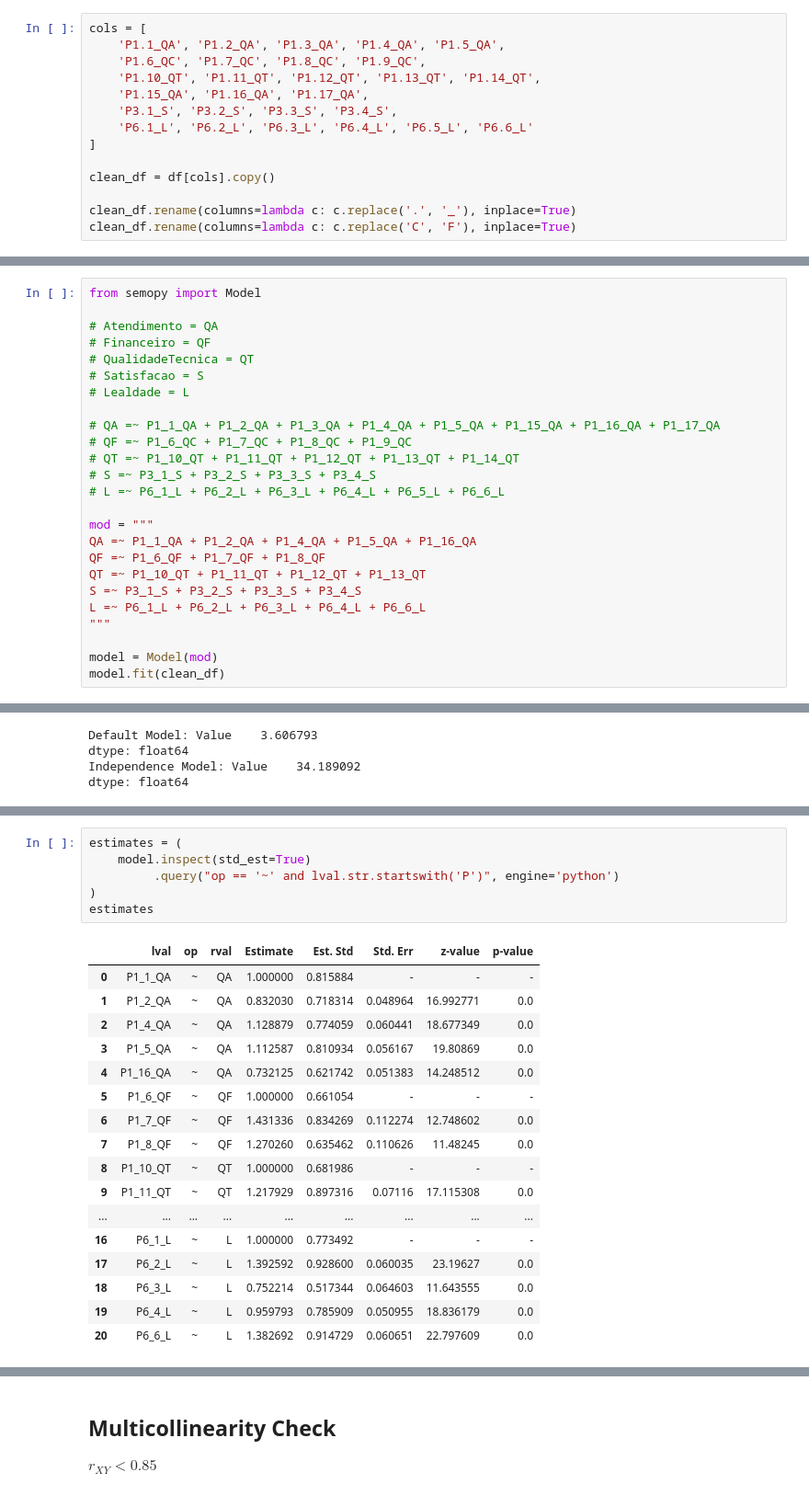
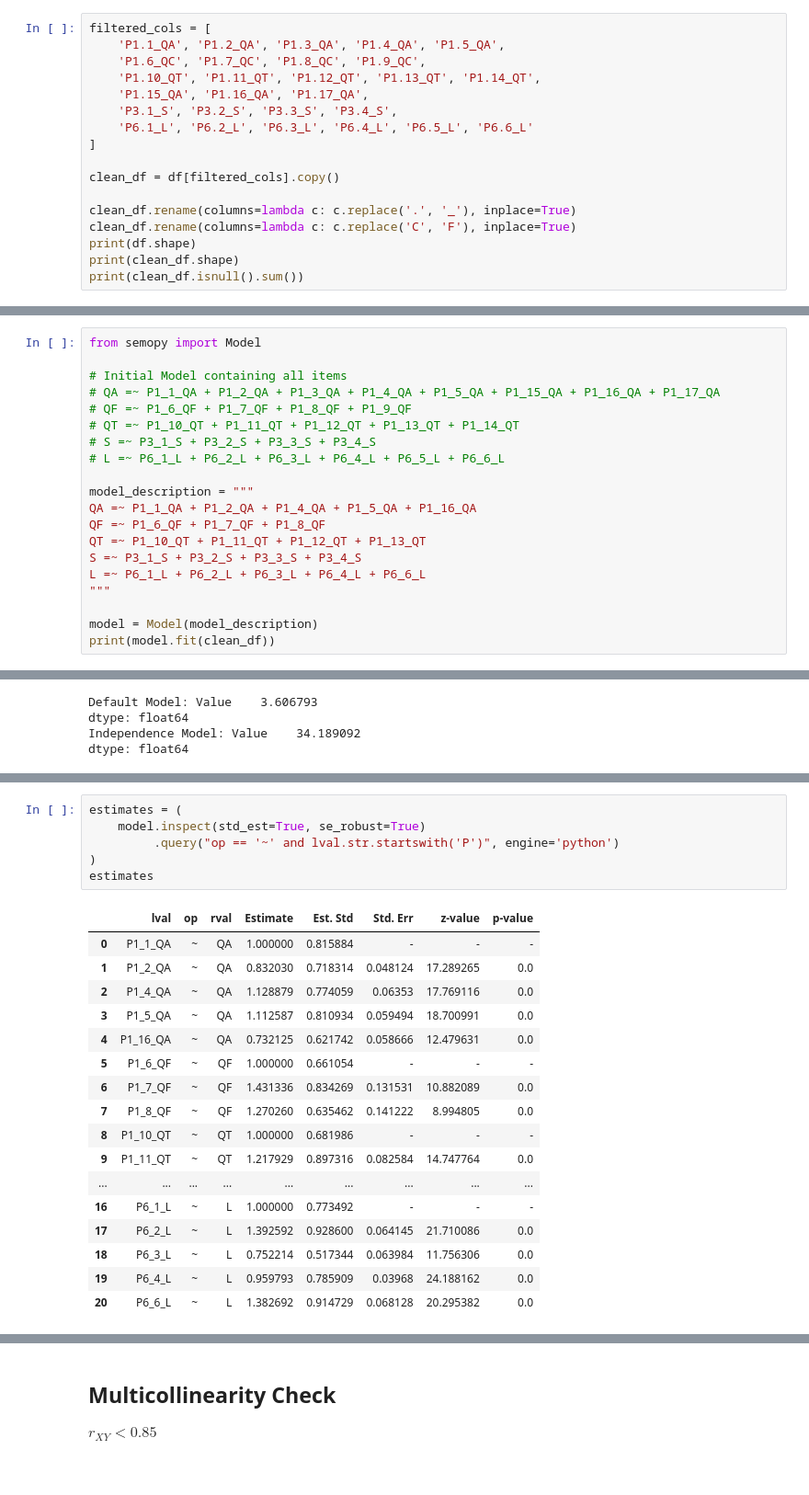
Before and after one commit to VictorValar/python-structural-equation-modeling-guide, a Jupyter notebook: practice 1/practice_1.ipynb, the cells around one changed output, grey strips where cells are left out. Shown at 92% size. Cells and saved outputs as stored; diff of their text form.

```diff
--- a/practice 1/practice_1.ipynb
+++ b/practice 1/practice_1.ipynb
@@ -18,7 +20,7 @@ df.head()
 | 4 | NaN | 1.0 | 4.0 | 9.0 | 1.0 | 1.0 | 72.0 | 24.0 | 2.0 | 5.0 | ... | ... |
 5 rows × 45 columns
 # %%
-cols = [
+filtered_cols = [
     'P1.1_QA', 'P1.2_QA', 'P1.3_QA', 'P1.4_QA', 'P1.5_QA',
     'P1.6_QC', 'P1.7_QC', 'P1.8_QC', 'P1.9_QC',
     'P1.10_QT', 'P1.11_QT', 'P1.12_QT', 'P1.13_QT', 'P1.14_QT',
@@ -27,7 +29,10 @@ cols = [
     'P6.1_L', 'P6.2_L', 'P6.3_L', 'P6.4_L', 'P6.5_L', 'P6.6_L'
 ]
 
-clean_df = df[cols].copy()
+clean_df = df[filtered_cols].copy()
 
 clean_df.rename(columns=lambda c: c.replace('.', '_'), inplace=True)
 clean_df.rename(columns=lambda c: c.replace('C', 'F'), inplace=True)
+print(df.shape)
+print(clean_df.shape)
+print(clean_df.isnull().sum())
@@ -36,19 +126,14 @@ clean_df.rename(columns=lambda c: c.replace('C', 'F'), inplace=True)
 # %%
 from semopy import Model
 
-# Atendimento = QA
-# Financeiro = QF
-# QualidadeTecnica = QT
-# Satisfacao = S
-# Lealdade = L
-
+# Initial Model containing all items
 # QA =~ P1_1_QA + P1_2_QA + P1_3_QA + P1_4_QA + P1_5_QA + P1_15_QA + P1_16_QA + P1_17_QA
-# QF =~ P1_6_QC + P1_7_QC + P1_8_QC + P1_9_QC
+# QF =~ P1_6_QF + P1_7_QF + P1_8_QF + P1_9_QF
 # QT =~ P1_10_QT + P1_11_QT + P1_12_QT + P1_13_QT + P1_14_QT
 # S =~ P3_1_S + P3_2_S + P3_3_S + P3_4_S
 # L =~ P6_1_L + P6_2_L + P6_3_L + P6_4_L + P6_5_L + P6_6_L
 
-mod = """
+model_description = """
 QA =~ P1_1_QA + P1_2_QA + P1_4_QA + P1_5_QA + P1_16_QA
 QF =~ P1_6_QF + P1_7_QF + P1_8_QF
 QT =~ P1_10_QT + P1_11_QT + P1_12_QT + P1_13_QT
@@ -56,6 +141,6 @@ S =~ P3_1_S + P3_2_S + P3_3_S + P3_4_S
 L =~ P6_1_L + P6_2_L + P6_3_L + P6_4_L + P6_6_L
 """
 
-model = Model(mod)
-model.fit(clean_df)
+model = Model(model_description)
+print(model.fit(clean_df))
 # %% [output]
@@ -99,24 +199,24 @@ dtype: float64
 # %%
 estimates = (
-    model.inspect(std_est=True)
+    model.inspect(std_est=True, se_robust=True)
          .query("op == '~' and lval.str.startswith('P')", engine='python')
 )
 estimates
 # %% [output]
 |  | lval | op | rval | Estimate | Est. Std | Std. Err | z-value | p-value |
 | 0 | P1_1_QA | ~ | QA | 1.000000 | 0.815884 | - | - | - |
-| 1 | P1_2_QA | ~ | QA | 0.832030 | 0.718314 | 0.048964 | 16.992771 | 0.0 |
-| 2 | P1_4_QA | ~ | QA | 1.128879 | 0.774059 | 0.060441 | 18.677349 | 0.0 |
-| 3 | P1_5_QA | ~ | QA | 1.112587 | 0.810934 | 0.056167 | 19.80869 | 0.0 |
-| 4 | P1_16_QA | ~ | QA | 0.732125 | 0.621742 | 0.051383 | 14.248512 | 0.0 |
+| 1 | P1_2_QA | ~ | QA | 0.832030 | 0.718314 | 0.048124 | 17.289265 | 0.0 |
+| 2 | P1_4_QA | ~ | QA | 1.128879 | 0.774059 | 0.06353 | 17.769116 | 0.0 |
+| 3 | P1_5_QA | ~ | QA | 1.112587 | 0.810934 | 0.059494 | 18.700991 | 0.0 |
+| 4 | P1_16_QA | ~ | QA | 0.732125 | 0.621742 | 0.058666 | 12.479631 | 0.0 |
 | 5 | P1_6_QF | ~ | QF | 1.000000 | 0.661054 | - | - | - |
-| 6 | P1_7_QF | ~ | QF | 1.431336 | 0.834269 | 0.112274 | 12.748602 | 0.0 |
-| 7 | P1_8_QF | ~ | QF | 1.270260 | 0.635462 | 0.110626 | 11.48245 | 0.0 |
+| 6 | P1_7_QF | ~ | QF | 1.431336 | 0.834269 | 0.131531 | 10.882089 | 0.0 |
+| 7 | P1_8_QF | ~ | QF | 1.270260 | 0.635462 | 0.141222 | 8.994805 | 0.0 |
 | 8 | P1_10_QT | ~ | QT | 1.000000 | 0.681986 | - | - | - |
-| 9 | P1_11_QT | ~ | QT | 1.217929 | 0.897316 | 0.07116 | 17.115308 | 0.0 |
+| 9 | P1_11_QT | ~ | QT | 1.217929 | 0.897316 | 0.082584 | 14.747764 | 0.0 |
 | ... | ... | ... | ... | ... | ... | ... | ... | ... |
 | 16 | P6_1_L | ~ | L | 1.000000 | 0.773492 | - | - | - |
-| 17 | P6_2_L | ~ | L | 1.392592 | 0.928600 | 0.060035 | 23.19627 | 0.0 |
-| 18 | P6_3_L | ~ | L | 0.752214 | 0.517344 | 0.064603 | 11.643555 | 0.0 |
-| 19 | P6_4_L | ~ | L | 0.959793 | 0.785909 | 0.050955 | 18.836179 | 0.0 |
-| 20 | P6_6_L | ~ | L | 1.382692 | 0.914729 | 0.060651 | 22.797609 | 0.0 |
+| 17 | P6_2_L | ~ | L | 1.392592 | 0.928600 | 0.064145 | 21.710086 | 0.0 |
+| 18 | P6_3_L | ~ | L | 0.752214 | 0.517344 | 0.063984 | 11.756306 | 0.0 |
+| 19 | P6_4_L | ~ | L | 0.959793 | 0.785909 | 0.03968 | 24.188162 | 0.0 |
+| 20 | P6_6_L | ~ | L | 1.382692 | 0.914729 | 0.068128 | 20.295382 | 0.0 |
```
Also changed, not shown: parts of 17 cells of this notebook, 2 other files.
